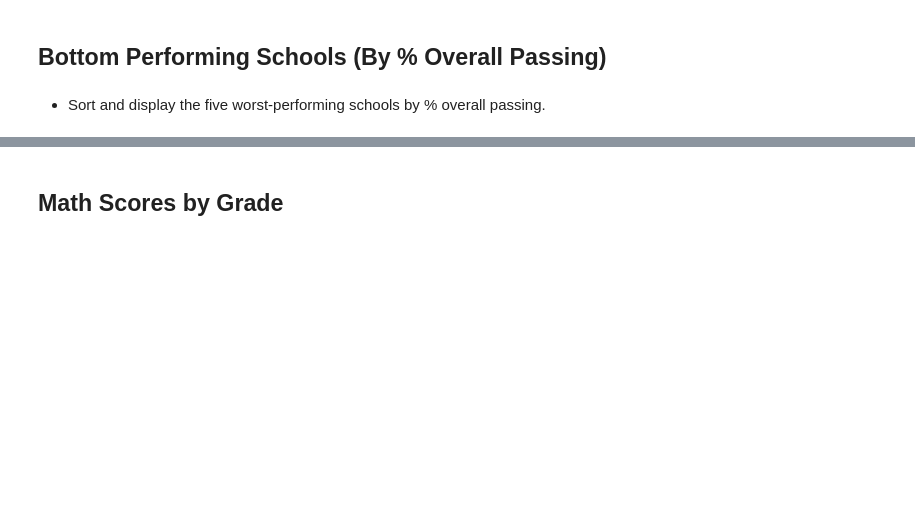
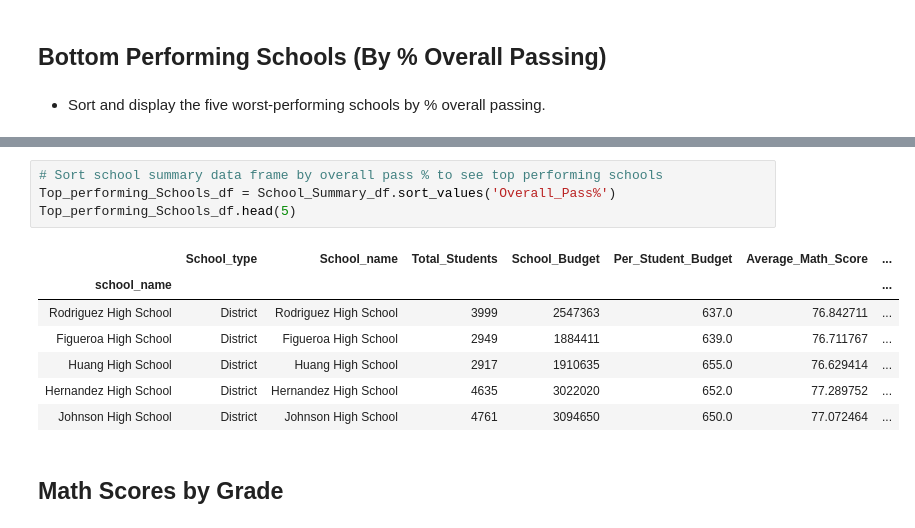
Before and after one commit to eobianyor/pandas-challenge, a Jupyter notebook: PyCitySchools/PyCitySchools_starter.ipynb, the cells around one changed output, grey strips where cells are left out. Drawn from its saved outputs; the diff is of its cells as text; blank space fills up the shorter version.

```diff
--- a/PyCitySchools/PyCitySchools_starter.ipynb
+++ b/PyCitySchools/PyCitySchools_starter.ipynb
@@ -197,3 +193,15 @@ School_Summary_df.head(15)
+# %%
+# Sort school summary data frame by overall pass % to see top performing schools
+Top_performing_Schools_df = School_Summary_df.sort_values('Overall_Pass%')
+Top_performing_Schools_df.head(5)
+# %% [output]
+|  | School_type | School_name | Total_Students | School_Budget | Per_Student_Budget | Average_Math_Score | ... |
+| school_name |  |  |  |  |  |  | ... |
+| Rodriguez High School | District | Rodriguez High School | 3999 | 2547363 | 637.0 | 76.842711 | ... |
+| Figueroa High School | District | Figueroa High School | 2949 | 1884411 | 639.0 | 76.711767 | ... |
+| Huang High School | District | Huang High School | 2917 | 1910635 | 655.0 | 76.629414 | ... |
+| Hernandez High School | District | Hernandez High School | 4635 | 3022020 | 652.0 | 77.289752 | ... |
+| Johnson High School | District | Johnson High School | 4761 | 3094650 | 650.0 | 77.072464 | ... |
 # %% [markdown]
 ## Math Scores by Grade
 # %% [markdown]
```
Also changed, not shown: parts of 4 cells of this notebook.
